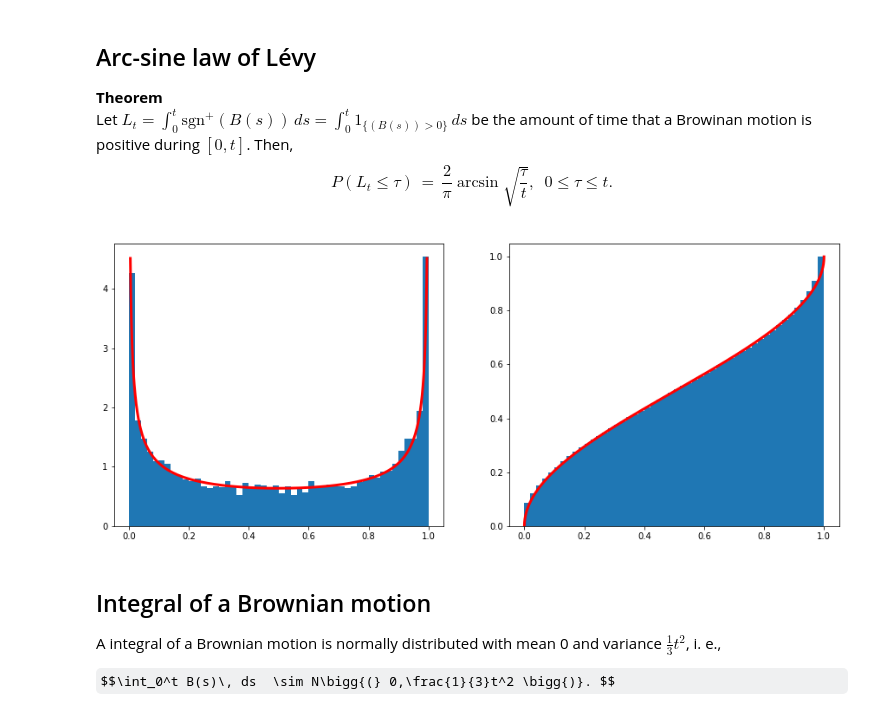
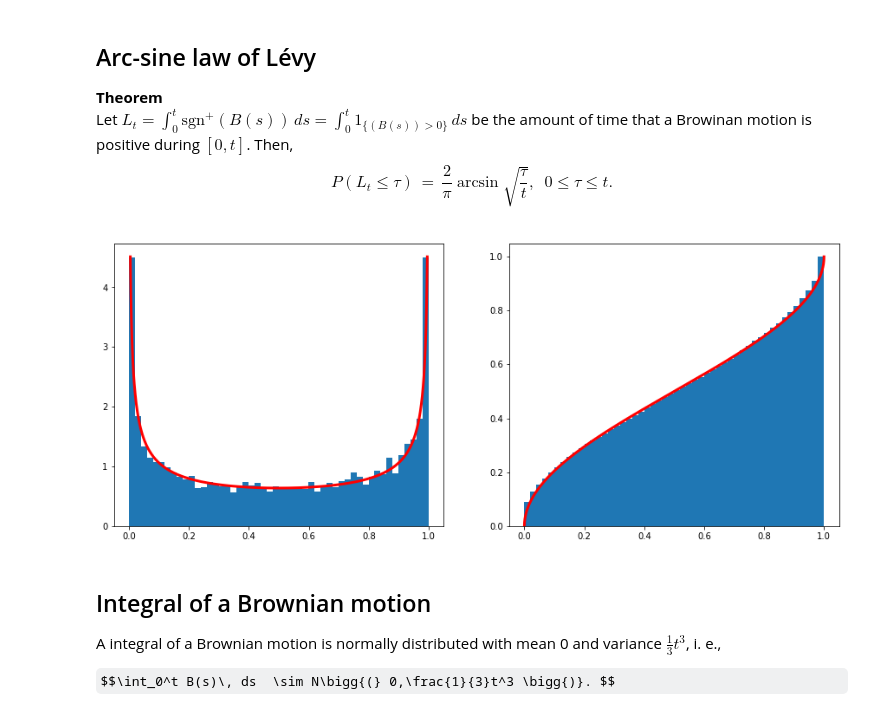
Before and after one commit to mo-mo-666/qiita-articles-script, a Jupyter notebook: arcsin-law/arcsin_law.ipynb, the cells around one changed output. Drawn from its saved outputs; the diff is of its cells as text; code cells hidden in the pictures; some formulas as TeX source.

```diff
--- a/arcsin-law/arcsin_law.ipynb
+++ b/arcsin-law/arcsin_law.ipynb
@@ -37,28 +48,28 @@ $$ P(L_t \le \tau)\, = \, \frac{2}{\pi}\arcsin \sqrt{\frac{\tau}{t}}, \,\,\, 0 \
 # %%
 step = 1000
 num = 10000
 
-diff = np.random.randn(num, step).astype(np.float32)
-diff[0] = 0.
-bms = np.cumsum(diff, axis=1)
+diffs = np.random.randn(num, step).astype(np.float32) / np.sqrt(1 / step)
+diffs[:, 0] = 0.
+bms = np.cumsum(diffs, axis=1)
 cal_positive = np.sum(bms > 0, axis=1) / step
 x = np.linspace(0.005, 0.995, 9900)
 thm_positive = 2 / np.pi * 1 / (2 * np.sqrt(x * (1 - x)))
 xd = np.linspace(0, 1, 10000)
 thm_dist = (2 / np.pi) * np.arcsin(np.sqrt(xd))
 
 plt.figure(figsize=(15, 6))
 plt.subplot(1, 2, 1)
 plt.hist(cal_positive, bins=50, density=True)
 plt.plot(x, thm_positive, linewidth=3, color='r')
 plt.subplot(1, 2, 2)
 plt.hist(cal_positive, bins=50, density=True, cumulative=True)
 plt.plot(xd, thm_dist, linewidth=3, color='r')
 plt.show()
 # %% [output]
-[figure, old version]
+[figure, new version]
 # %% [markdown]
 ## Integral of a Brownian motion
-A integral of a Brownian motion is normally distributed with mean 0 and variance $\frac{1}{3} t^2$,  i. e.,
+A integral of a Brownian motion is normally distributed with mean 0 and variance $\frac{1}{3} t^3$,  i. e.,
 
-$$\int_0^t B(s)\, ds  \sim N\bigg{(} 0,\frac{1}{3}t^2 \bigg{)}. $$
+$$\int_0^t B(s)\, ds  \sim N\bigg{(} 0,\frac{1}{3}t^3 \bigg{)}. $$
```
Also changed, not shown: parts of 5 cells of this notebook.
